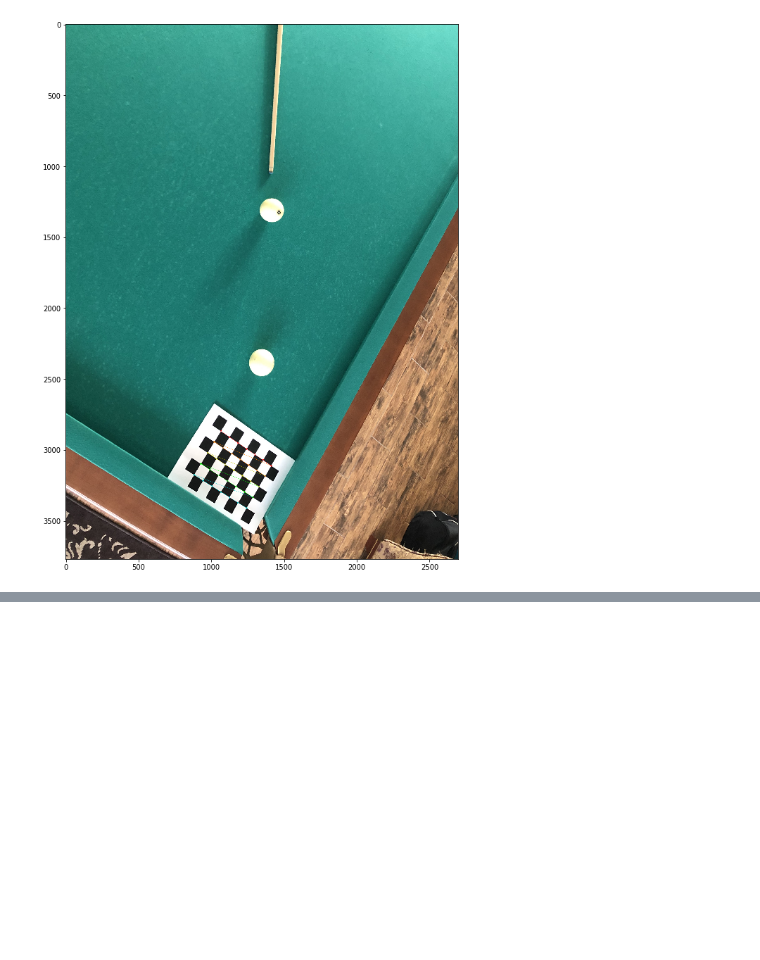
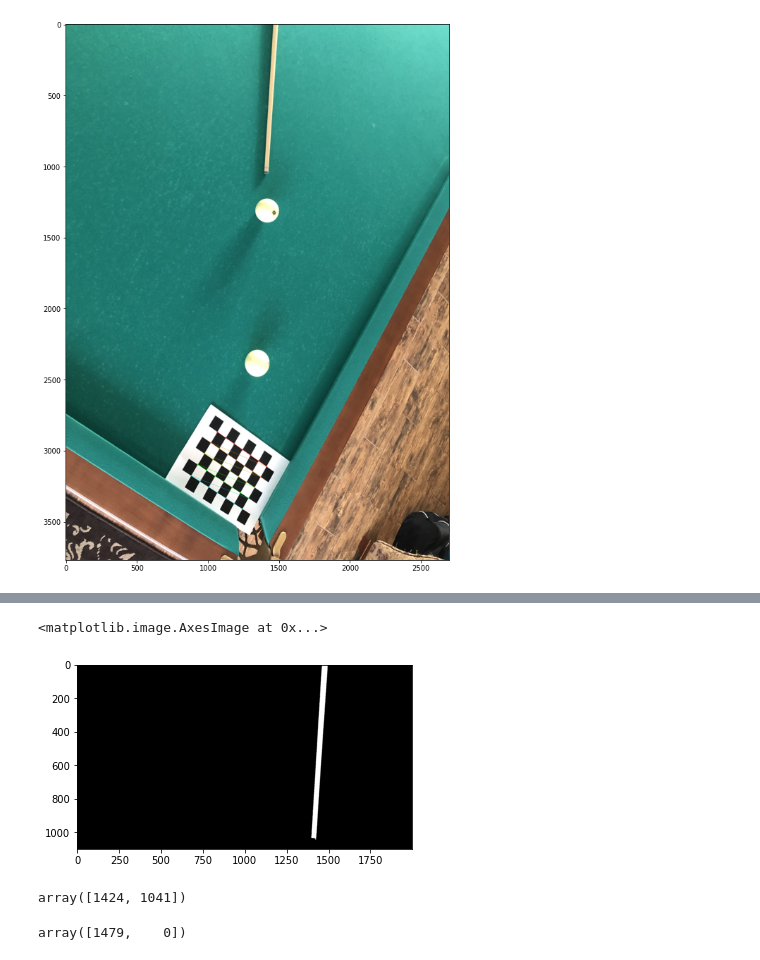
Before and after one commit to RukhovichIV/nnsu_cv_2021_fall, a Jupyter notebook: bonus_2.ipynb, the cells around one changed output, grey strips where cells are left out. Saved outputs shown, nothing was run; the diff lists cells and outputs as text; code cells hidden in the pictures; blank space fills up the shorter version.

```diff
--- a/bonus_2.ipynb
+++ b/bonus_2.ipynb
@@ -64,0 +69,22 @@ roi
+# %%
+_, binary_stick = cv.threshold(stick_on_the_table[:, :, 2],150,255,cv.THRESH_BINARY)
+plt.imshow(binary_stick, cmap="gray")
+# %% [output]
+<matplotlib.image.AxesImage at 0x...>
+[figure, added]
+# %%
+lower_point = cv.goodFeaturesToTrack(binary_stick, 2, 0.5, 2)
+lower_point = (lower_point.sum(axis=0) / lower_point.shape[0])[0]
+lower_point = lower_point.astype(int)
+lower_point
+# %% [output]
+array([1424, 1041])
+# %%
+contours, _ = cv.findContours(binary_stick, cv.RETR_EXTERNAL, cv.CHAIN_APPROX_SIMPLE)
+cnt_points = contours[0].reshape(contours[0].shape[0], 2)
+pts = cnt_points[cnt_points[:, 1] == 0]
+upper_point = pts.sum(axis=0) / pts.shape[0]
+upper_point = upper_point.astype(int)
+upper_point
+# %% [output]
+array([1479,    0])
```
Also changed, not shown: parts of 15 cells of this notebook.
